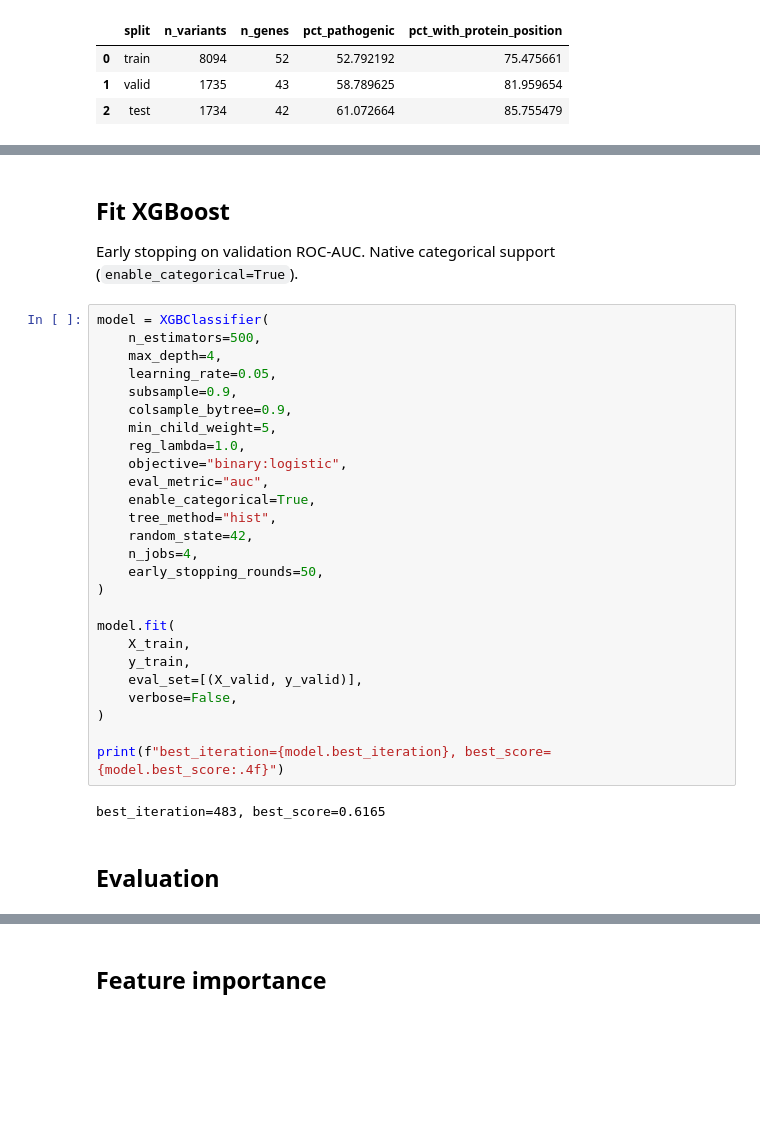
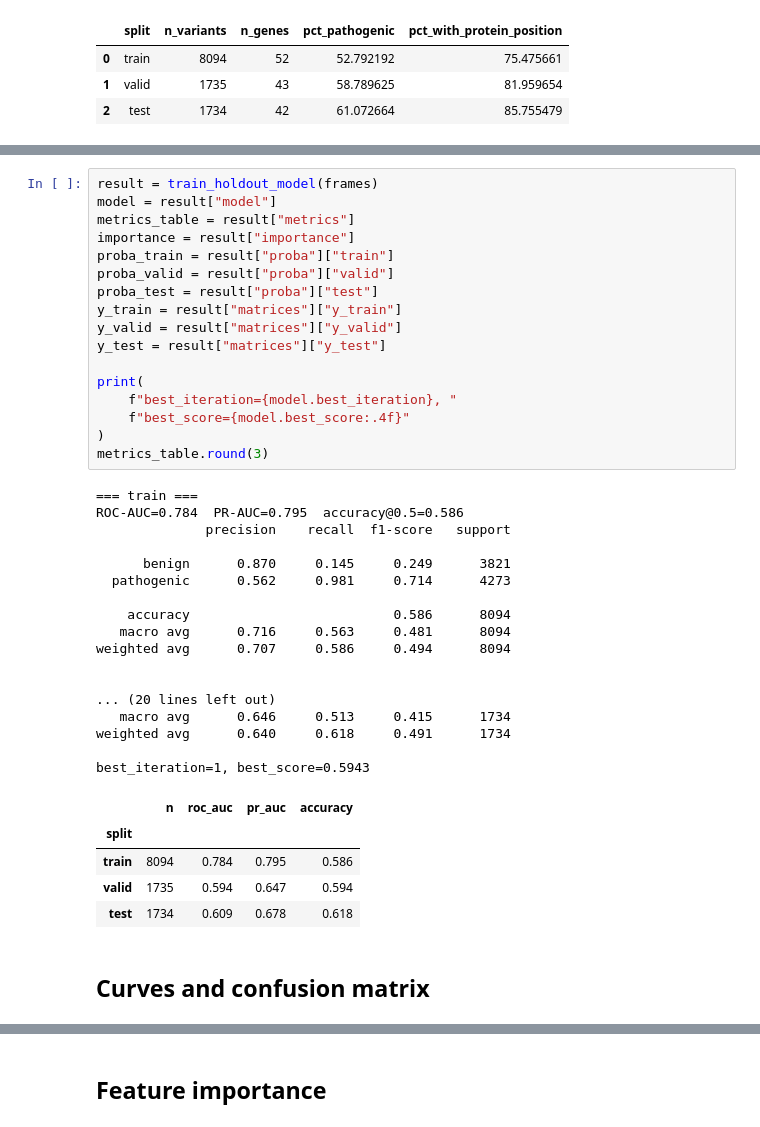
Before and after one commit to milisvitlica/clinvar-pathogenicity-classifier, a Jupyter notebook: notebooks/train_xgboost.ipynb, the cells around one changed output, grey strips where cells are left out. Cells and saved outputs as stored; diff of their text form; blank space fills up the shorter version.

```diff
--- a/notebooks/train_xgboost.ipynb
+++ b/notebooks/train_xgboost.ipynb
@@ -120,34 +74,42 @@ pathogenic rates: 0.528 0.588 0.611
-# %% [markdown]
-## Fit XGBoost
-
-Early stopping on validation ROC-AUC. Native categorical support (`enable_categorical=True`).
-# %%
-model = XGBClassifier(
-    n_estimators=500,
-    max_depth=4,
-    learning_rate=0.05,
-    subsample=0.9,
-    colsample_bytree=0.9,
-    min_child_weight=5,
-    reg_lambda=1.0,
-    objective="binary:logistic",
-    eval_metric="auc",
-    enable_categorical=True,
-    tree_method="hist",
-    random_state=42,
-    n_jobs=4,
-    early_stopping_rounds=50,
-)
-
-model.fit(
-    X_train,
-    y_train,
-    eval_set=[(X_valid, y_valid)],
-    verbose=False,
-)
-
-print(f"best_iteration={model.best_iteration}, best_score={model.best_score:.4f}")
-# %% [output]
-best_iteration=483, best_score=0.6165
+# %%
+result = train_holdout_model(frames)
+model = result["model"]
+metrics_table = result["metrics"]
+importance = result["importance"]
+proba_train = result["proba"]["train"]
+proba_valid = result["proba"]["valid"]
+proba_test = result["proba"]["test"]
+y_train = result["matrices"]["y_train"]
+y_valid = result["matrices"]["y_valid"]
+y_test = result["matrices"]["y_test"]
+
+print(
+    f"best_iteration={model.best_iteration}, "
+    f"best_score={model.best_score:.4f}"
+)
+metrics_table.round(3)
+# %% [output]
+=== train ===
+ROC-AUC=0.784  PR-AUC=0.795  accuracy@0.5=0.586
+              precision    recall  f1-score   support
+
+      benign      0.870     0.145     0.249      3821
+  pathogenic      0.562     0.981     0.714      4273
+
+    accuracy                          0.586      8094
+   macro avg      0.716     0.563     0.481      8094
+weighted avg      0.707     0.586     0.494      8094
+
+
+... (20 lines left out)
+   macro avg      0.646     0.513     0.415      1734
+weighted avg      0.640     0.618     0.491      1734
+
+best_iteration=1, best_score=0.5943
+|  | n | roc_auc | pr_auc | accuracy |
+| split |  |  |  |  |
+| train | 8094 | 0.784 | 0.795 | 0.586 |
+| valid | 1735 | 0.594 | 0.647 | 0.594 |
+| test | 1734 | 0.609 | 0.678 | 0.618 |
 # %% [markdown]
-## Evaluation
+## Curves and confusion matrix
```
Also changed, not shown: parts of 11 cells of this notebook, 4 other files.
